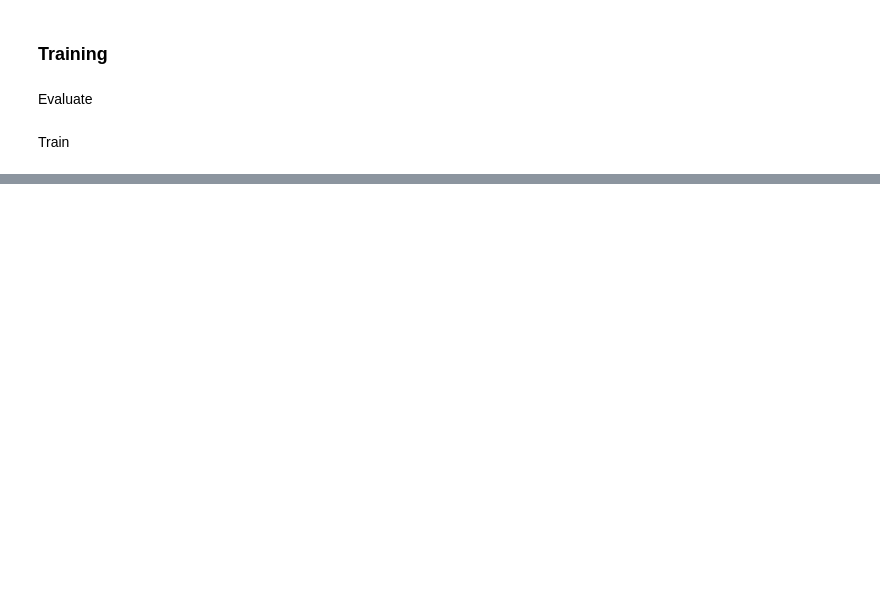
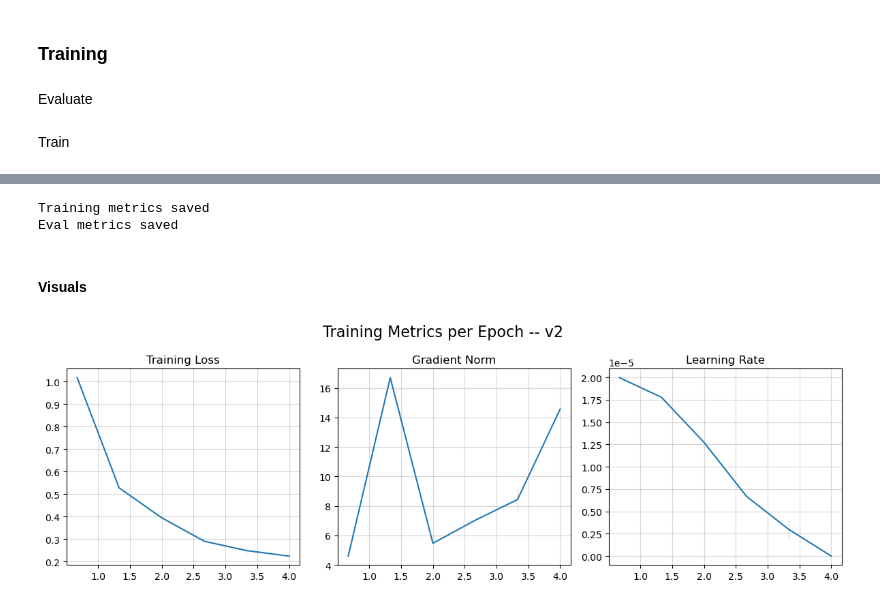
Before and after one commit to kangelamw/Final-Project-LHL2025, a Jupyter notebook: notebooks/1_model_training.ipynb, the cells around one changed output, grey strips where cells are left out. Saved outputs shown, nothing was run; the diff lists cells and outputs as text; code cells hidden in the pictures; blank space fills up the shorter version.

```diff
--- a/notebooks/1_model_training.ipynb
+++ b/notebooks/1_model_training.ipynb
@@ -182,0 +261,16 @@ print(model_performance.to_markdown())
+# %%
+# Train
+training_metrics = [
+   {'loss': 1.0174, 'grad_norm': 4.5947585105896, 'learning_rate': 1.9981033287370443e-05, 'epoch': 0.67},
+   {'loss': 0.5273, 'grad_norm': 16.698848724365234, 'learning_rate': 1.7790805745256703e-05, 'epoch': 1.33},
+   {'loss': 0.3942, 'grad_norm': 5.468806266784668, 'learning_rate': 1.2736629900720832e-05, 'epoch': 2.0},
+   {'loss': 0.29, 'grad_norm': 7.036703586578369, 'learning_rate': 6.6764520052034054e-06, 'epoch': 2.67},
+   {'loss': 0.2356, 'grad_norm': 7.604381561279297, 'learning_rate': 4.166666666666667e-06, 'epoch': 3.33},
+   {'loss': 0.2618, 'grad_norm': 9.259366989135742, 'learning_rate': 1.8380308764377841e-06, 'epoch': 3.33},
+   {'loss': 0.2241, 'grad_norm': 14.568239212036133, 'learning_rate': 0.0, 'epoch': 4.0},
+]
+
+# Convert to DataFrame
+training_metrics = pd.DataFrame(training_metrics)
+
+training_metrics
@@ -182,0 +317,14 @@ print(model_performance.to_markdown())
+# %%
+training_metrics.to_csv(os.path.join(eval_path, 'v2_training_metrics.csv'), index=False)
+
+eval_metrics.to_csv(os.path.join(eval_path, 'v2_eval_metrics.csv'), index=False)
+
+if os.path.exists(os.path.join(eval_path, 'v2_training_metrics.csv')):
+  print('Training metrics saved')
+if os.path.exists(os.path.join(eval_path, 'v2_eval_metrics.csv')):
+  print('Eval metrics saved')
+# %% [output]
+Training metrics saved
+Eval metrics saved
+# %% [markdown]
+#### Visuals
@@ -182,0 +336,42 @@ print(model_performance.to_markdown())
+# %%
+# Plot Training Metrics
+fig, axs = plt.subplots(1, 3, figsize=(12,4))
+
+# Loss
+sns.lineplot(x="epoch",
+             y="loss",
+             data=training_metrics,
+             ax=axs[0])
+axs[0].set_title("Training Loss")
+axs[0].set_xlabel(None)
+axs[0].set_ylabel(None)
+axs[0].grid(alpha=0.5)
+
+# Grad Norm
+sns.lineplot(x="epoch",
+             y="grad_norm",
+             data=training_metrics,
+             ax=axs[1])
+axs[1].set_title("Gradient Norm")
+axs[1].set_xlabel(None)
+axs[1].set_ylabel(None)
+axs[1].grid(alpha=0.5)
+
+# Learning Rate
+sns.lineplot(x="epoch",
+             y="learning_rate",
+             data=training_metrics,
+             ax=axs[2])
+axs[2].set_title("Learning Rate")
+axs[2].set_xlabel(None)
+axs[2].set_ylabel(None)
+axs[2].grid(alpha=0.5)
+
+fig.suptitle("Training Metrics per Epoch -- v2",
+             fontsize=16)
+
+plt.tight_layout()
+plt.savefig(os.path.join(save_images, 'v2_training_metrics.png'))
+plt.show()
+# %% [output]
+[figure, added]
```
Also changed, not shown: parts of 19 cells of this notebook, 17 other files.
